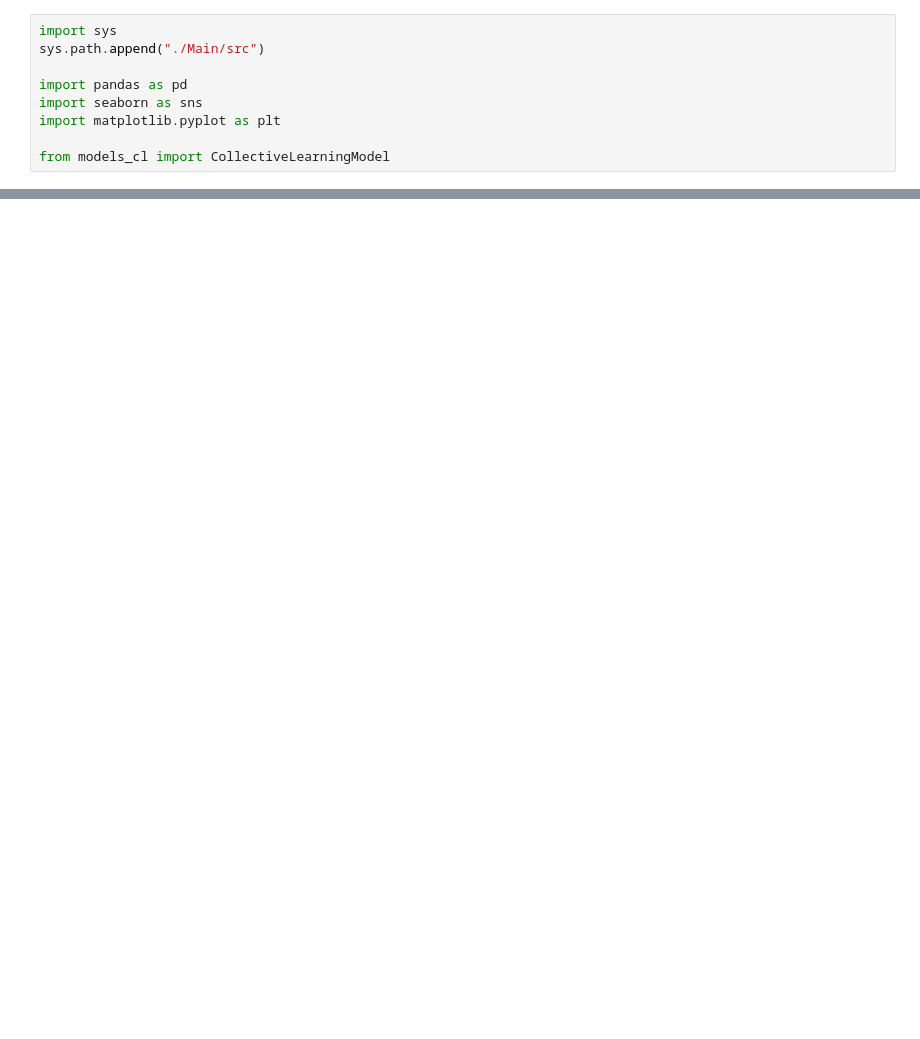
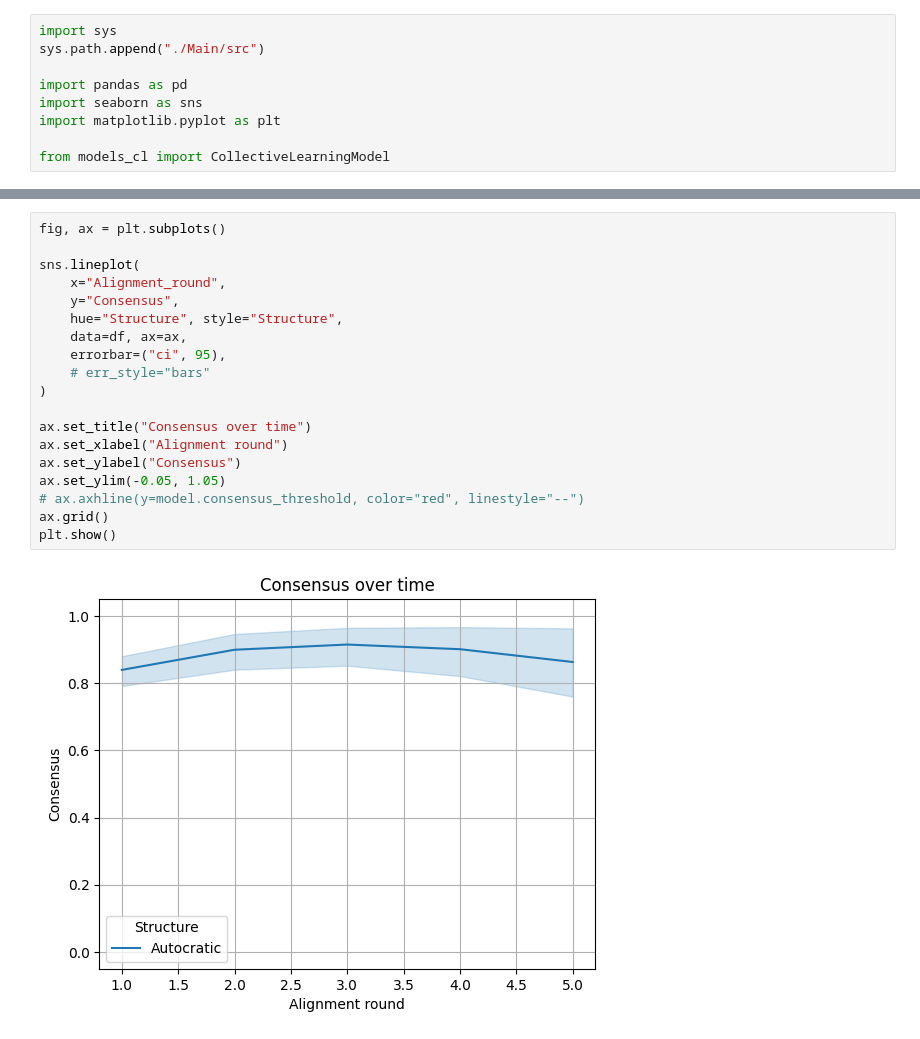
Before and after one commit to maxmalikov/Collective-Learning, a Jupyter notebook: Main/notebooks/alignmnet.ipynb, the cells around one changed output, grey strips where cells are left out. Cells and saved outputs as stored; diff of their text form; blank space fills up the shorter version.

```diff
--- a/Main/notebooks/alignmnet.ipynb
+++ b/Main/notebooks/alignmnet.ipynb
@@ -222,0 +286,21 @@ plt.show()
+# %%
+fig, ax = plt.subplots()
+
+sns.lineplot(
+    x="Alignment_round",
+    y="Consensus",
+    hue="Structure", style="Structure",
+    data=df, ax=ax,
+    errorbar=("ci", 95),
+    # err_style="bars"
+)
+
+ax.set_title("Consensus over time")
+ax.set_xlabel("Alignment round")
+ax.set_ylabel("Consensus")
+ax.set_ylim(-0.05, 1.05)
+# ax.axhline(y=model.consensus_threshold, color="red", linestyle="--")
+ax.grid()
+plt.show()
+# %% [output]
+[figure, added]
```
Also changed, not shown: parts of 7 cells of this notebook, 2 other files.
